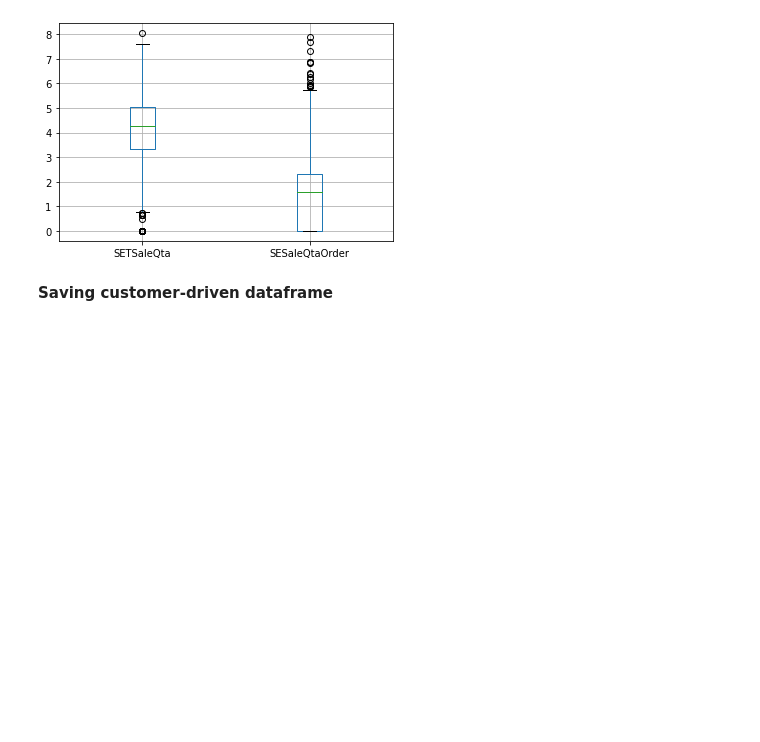
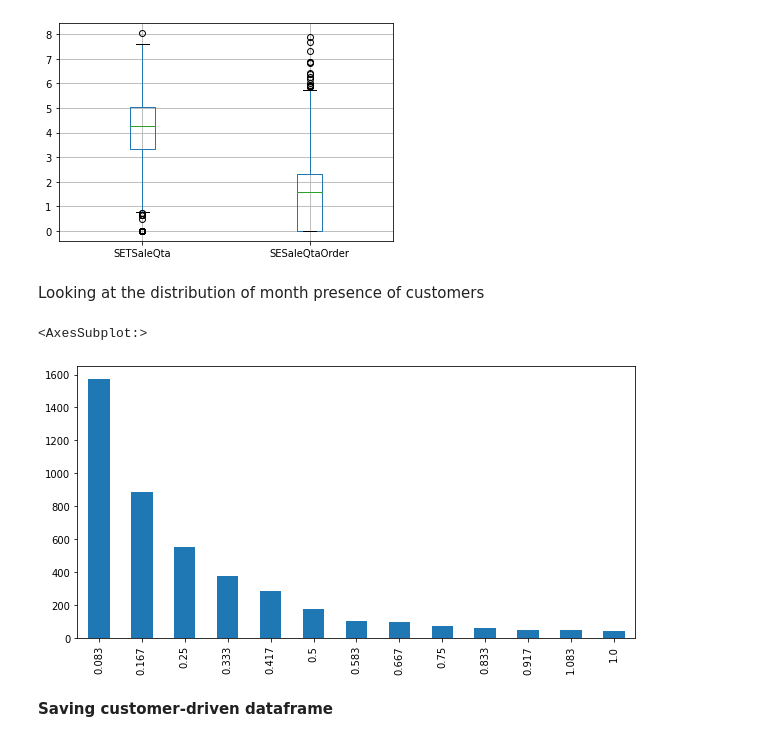
Before and after one commit to AlexPasqua/DM-project, a Jupyter notebook: CustomerDataset.ipynb, the cells around one changed output. Drawn from its saved outputs; the diff is of its cells as text; code cells hidden in the pictures; blank space fills up the shorter version.

Commit message:
added new indexes in CustomerDataset

```diff
--- a/CustomerDataset.ipynb
+++ b/CustomerDataset.ipynb
@@ -413,6 +489,13 @@ data.boxplot(column=['SETSaleQta','SESaleQtaOrder'])
 # %% [output]
 <AxesSubplot:>
 [figure]
+# %% [markdown]
+Looking at the distribution of month presence of customers
+# %%
+data['MonthPresence'].value_counts().plot(kind='bar', figsize=(10,5))
+# %% [output]
+<AxesSubplot:>
+[figure, added]
 # %% [markdown]
 **Saving customer-driven dataframe**
 # %%
```
Also changed, not shown: parts of 17 cells of this notebook, 6 other files.
